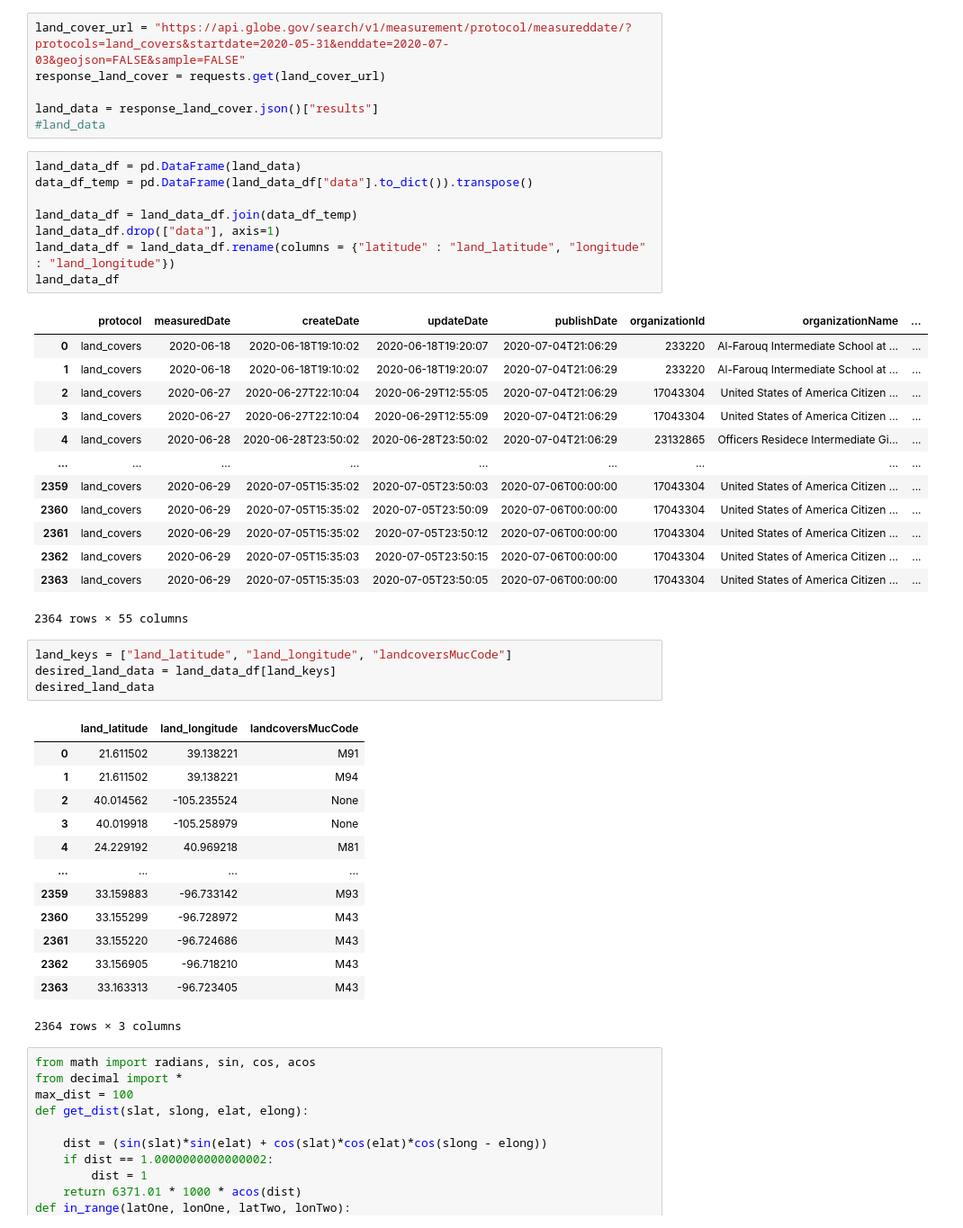
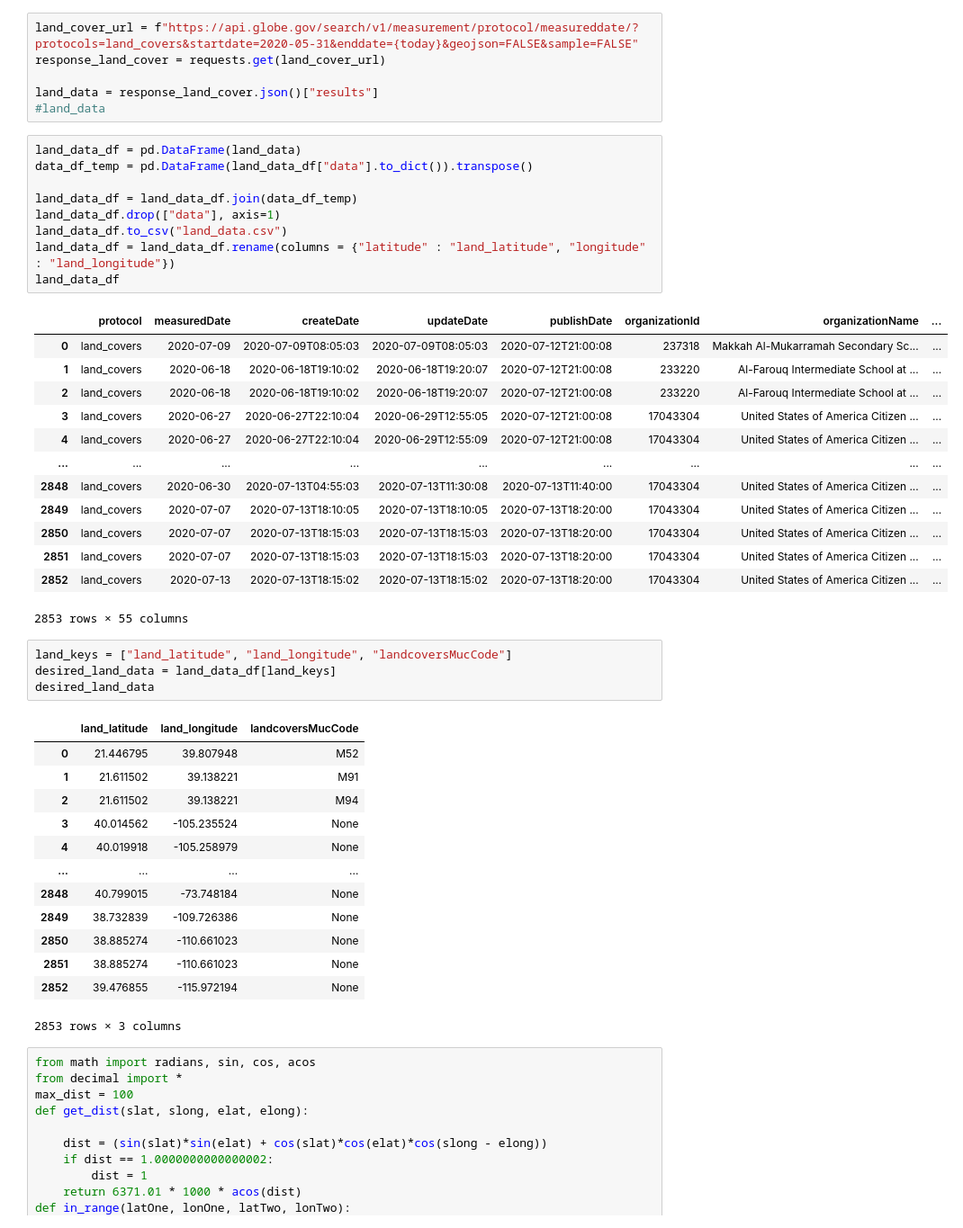
Before and after one commit to Piphi5/MosquitoAndLandcover, a Jupyter notebook: Testing Globe API.ipynb, the cells around one changed output. Shown: that part at 90% size. Drawn from its saved outputs; the diff is of its cells as text.

Commit message:
Update data collection methods
Now generates CSV files for land and mosquito data

Additionally it uses the current date whenever making an API call

```diff
--- a/Testing Globe API.ipynb
+++ b/Testing Globe API.ipynb
@@ -49,5 +52,5 @@ desired_mosquito_data
 # %%
-land_cover_url = "https://api.globe.gov/search/v1/measurement/protocol/measureddate/?protocols=land_covers&startdate=2020-05-31&enddate=2020-07-03&geojson=FALSE&sample=FALSE"
+land_cover_url = f"https://api.globe.gov/search/v1/measurement/protocol/measureddate/?protocols=land_covers&startdate=2020-05-31&enddate={today}&geojson=FALSE&sample=FALSE"
 response_land_cover = requests.get(land_cover_url)
 
 land_data = response_land_cover.json()["results"]
@@ -55,43 +58,44 @@ land_data = response_land_cover.json()["results"]
 # %%
 land_data_df = pd.DataFrame(land_data)
 data_df_temp = pd.DataFrame(land_data_df["data"].to_dict()).transpose()
 
 land_data_df = land_data_df.join(data_df_temp)
 land_data_df.drop(["data"], axis=1)
+land_data_df.to_csv("land_data.csv")
 land_data_df = land_data_df.rename(columns = {"latitude" : "land_latitude", "longitude" : "land_longitude"})
 land_data_df
 # %% [output]
 |  | protocol | measuredDate | createDate | updateDate | publishDate | organizationId | organizationName | ... |
-| 0 | land_covers | 2020-06-18 | 2020-06-18T19:10:02 | 2020-06-18T19:20:07 | 2020-07-04T21:06:29 | 233220 | Al-Farouq Intermediate School at ... | ... |
-| 1 | land_covers | 2020-06-18 | 2020-06-18T19:10:02 | 2020-06-18T19:20:07 | 2020-07-04T21:06:29 | 233220 | Al-Farouq Intermediate School at ... | ... |
-| 2 | land_covers | 2020-06-27 | 2020-06-27T22:10:04 | 2020-06-29T12:55:05 | 2020-07-04T21:06:29 | 17043304 | United States of America Citizen ... | ... |
-| 3 | land_covers | 2020-06-27 | 2020-06-27T22:10:04 | 2020-06-29T12:55:09 | 2020-07-04T21:06:29 | 17043304 | United States of America Citizen ... | ... |
-| 4 | land_covers | 2020-06-28 | 2020-06-28T23:50:02 | 2020-06-28T23:50:02 | 2020-07-04T21:06:29 | 23132865 | Officers Residece Intermediate Gi... | ... |
+| 0 | land_covers | 2020-07-09 | 2020-07-09T08:05:03 | 2020-07-09T08:05:03 | 2020-07-12T21:00:08 | 237318 | Makkah Al-Mukarramah Secondary Sc... | ... |
+| 1 | land_covers | 2020-06-18 | 2020-06-18T19:10:02 | 2020-06-18T19:20:07 | 2020-07-12T21:00:08 | 233220 | Al-Farouq Intermediate School at ... | ... |
+| 2 | land_covers | 2020-06-18 | 2020-06-18T19:10:02 | 2020-06-18T19:20:07 | 2020-07-12T21:00:08 | 233220 | Al-Farouq Intermediate School at ... | ... |
+| 3 | land_covers | 2020-06-27 | 2020-06-27T22:10:04 | 2020-06-29T12:55:05 | 2020-07-12T21:00:08 | 17043304 | United States of America Citizen ... | ... |
+| 4 | land_covers | 2020-06-27 | 2020-06-27T22:10:04 | 2020-06-29T12:55:09 | 2020-07-12T21:00:08 | 17043304 | United States of America Citizen ... | ... |
 | ... | ... | ... | ... | ... | ... | ... | ... | ... |
-| 2359 | land_covers | 2020-06-29 | 2020-07-05T15:35:02 | 2020-07-05T23:50:03 | 2020-07-06T00:00:00 | 17043304 | United States of America Citizen ... | ... |
-| 2360 | land_covers | 2020-06-29 | 2020-07-05T15:35:02 | 2020-07-05T23:50:09 | 2020-07-06T00:00:00 | 17043304 | United States of America Citizen ... | ... |
-| 2361 | land_covers | 2020-06-29 | 2020-07-05T15:35:02 | 2020-07-05T23:50:12 | 2020-07-06T00:00:00 | 17043304 | United States of America Citizen ... | ... |
-| 2362 | land_covers | 2020-06-29 | 2020-07-05T15:35:03 | 2020-07-05T23:50:15 | 2020-07-06T00:00:00 | 17043304 | United States of America Citizen ... | ... |
-| 2363 | land_covers | 2020-06-29 | 2020-07-05T15:35:03 | 2020-07-05T23:50:05 | 2020-07-06T00:00:00 | 17043304 | United States of America Citizen ... | ... |
+| 2848 | land_covers | 2020-06-30 | 2020-07-13T04:55:03 | 2020-07-13T11:30:08 | 2020-07-13T11:40:00 | 17043304 | United States of America Citizen ... | ... |
+| 2849 | land_covers | 2020-07-07 | 2020-07-13T18:10:05 | 2020-07-13T18:10:05 | 2020-07-13T18:20:00 | 17043304 | United States of America Citizen ... | ... |
+| 2850 | land_covers | 2020-07-07 | 2020-07-13T18:15:03 | 2020-07-13T18:15:03 | 2020-07-13T18:20:00 | 17043304 | United States of America Citizen ... | ... |
+| 2851 | land_covers | 2020-07-07 | 2020-07-13T18:15:03 | 2020-07-13T18:15:03 | 2020-07-13T18:20:00 | 17043304 | United States of America Citizen ... | ... |
+| 2852 | land_covers | 2020-07-13 | 2020-07-13T18:15:02 | 2020-07-13T18:15:02 | 2020-07-13T18:20:00 | 17043304 | United States of America Citizen ... | ... |
-2364 rows × 55 columns
+2853 rows × 55 columns
 # %%
 land_keys = ["land_latitude", "land_longitude", "landcoversMucCode"]
 desired_land_data = land_data_df[land_keys]
 desired_land_data
 # %% [output]
 |  | land_latitude | land_longitude | landcoversMucCode |
-| 0 | 21.611502 | 39.138221 | M91 |
-| 1 | 21.611502 | 39.138221 | M94 |
-| 2 | 40.014562 | -105.235524 | None |
-| 3 | 40.019918 | -105.258979 | None |
-| 4 | 24.229192 | 40.969218 | M81 |
+| 0 | 21.446795 | 39.807948 | M52 |
+| 1 | 21.611502 | 39.138221 | M91 |
+| 2 | 21.611502 | 39.138221 | M94 |
+| 3 | 40.014562 | -105.235524 | None |
+| 4 | 40.019918 | -105.258979 | None |
 | ... | ... | ... | ... |
-| 2359 | 33.159883 | -96.733142 | M93 |
-| 2360 | 33.155299 | -96.728972 | M43 |
-| 2361 | 33.155220 | -96.724686 | M43 |
-| 2362 | 33.156905 | -96.718210 | M43 |
-| 2363 | 33.163313 | -96.723405 | M43 |
+| 2848 | 40.799015 | -73.748184 | None |
+| 2849 | 38.732839 | -109.726386 | None |
+| 2850 | 38.885274 | -110.661023 | None |
+| 2851 | 38.885274 | -110.661023 | None |
+| 2852 | 39.476855 | -115.972194 | None |
-2364 rows × 3 columns
+2853 rows × 3 columns
 # %%
 from math import radians, sin, cos, acos
 from decimal import *
```
Also changed, not shown: parts of 5 cells of this notebook, 2 other files.
